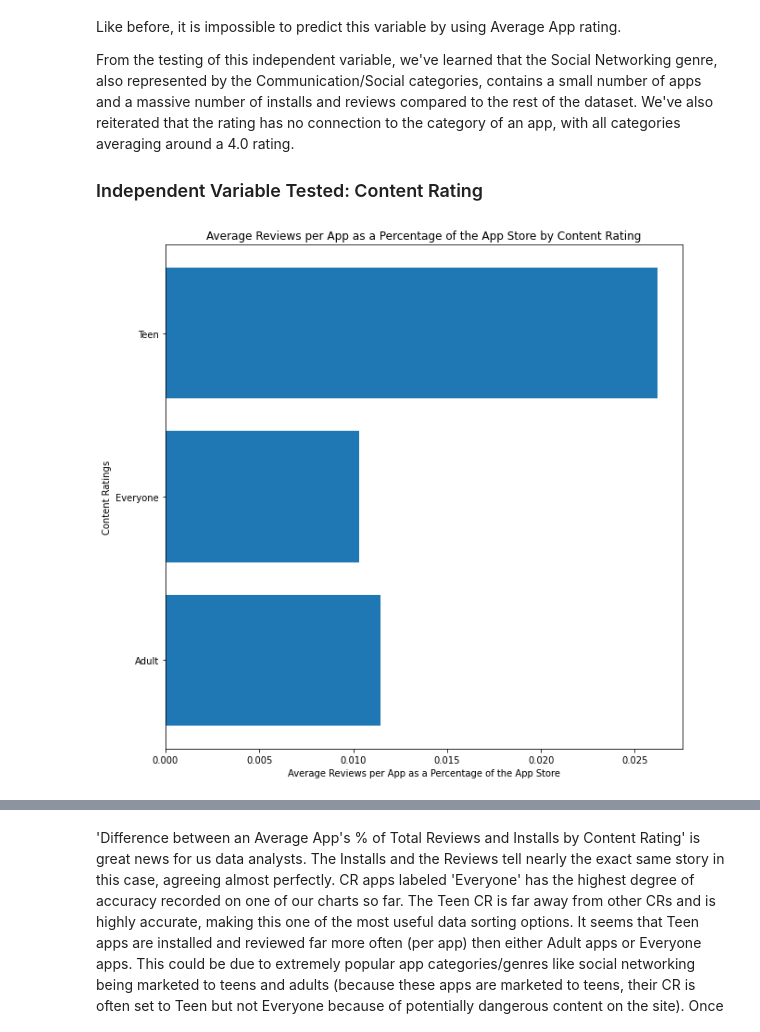
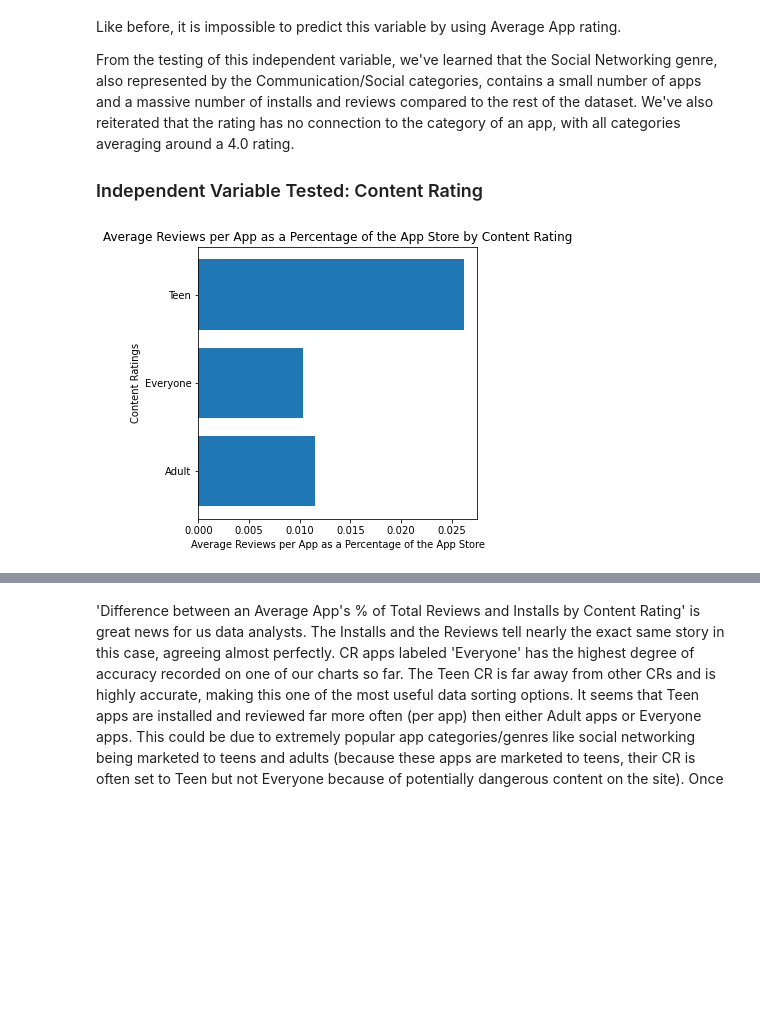
Before and after one commit to clabbott/app-data-analysis, a Jupyter notebook: FPT/Final_Proj_Tutorial.ipynb, the cells around one changed output, grey strips where cells are left out. Drawn from its saved outputs; the diff is of its cells as text; code cells hidden in the pictures; blank space fills up the shorter version.

```diff
--- a/FPT/Final_Proj_Tutorial.ipynb
+++ b/FPT/Final_Proj_Tutorial.ipynb
@@ -661,6 +663,7 @@ for cr in cr_dict_revs.keys():
     cr_dict_revs[cr] = 100 * cr_dict_revs[cr]/num_dict[cr]/TOTAL_REVIEWS
 
 # Display Findings
+plt.rcParams["figure.figsize"] = (5,5)
 fig, ax = plt.subplots()
 y_pos = np.arange(len(cr_dict_revs.keys()))
 ax.set_yticks(y_pos)
@@ -706,31 +709,31 @@ y_pos = np.arange(len(cr_dict_comps.keys()))
 ax.set_yticks(y_pos)
 ax.set_yticklabels(cr_dict_comps.keys())
 plt.xlabel("Difference between an Average App's % of Total Reviews and Installs")
 plt.ylabel("Content Ratings")
 plt.title("Difference between an Average App's % of Total Reviews and Installs by Content Rating")
 plt.barh(y_pos,cr_dict_comps.values())
 plt.show()
 
 # Make a new dictionary for the next graph
 cr_dict_ratings = make_dict(cr_keys)
 
 # Iterate through rows and increment hashes
 for index, row in df.iterrows():
     cr_dict_ratings[(row['Content Rating'])]+= row['Rating']
 
 # Divide each genre's total rating by the number of apps in the genre to find average rating for an app in a genre
 for cr in cr_dict_ratings.keys():
     cr_dict_ratings[cr] = cr_dict_ratings[cr]/num_dict[cr]
 
 # Display Findings
 fig, ax = plt.subplots()
 y_pos = np.arange(len(cr_dict_ratings.keys()))
 ax.set_yticks(y_pos)
 ax.set_yticklabels(cr_dict_ratings.keys())
 plt.xlabel("Average App Rating")
 plt.ylabel("Content Ratings")
 plt.title("Average App Rating Across Content Ratings")
 plt.barh(y_pos,cr_dict_ratings.values())
 plt.show()
 # %% [output]
-[figure, old version]
+[figure, new version]
```
Also changed, not shown: parts of 38 cells of this notebook.
